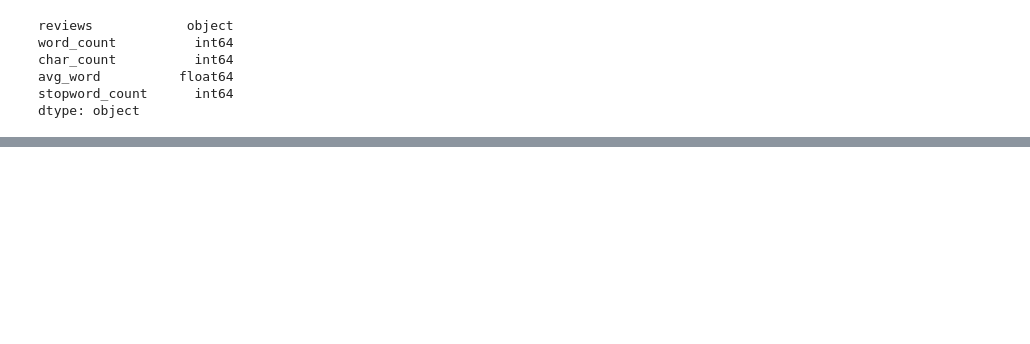
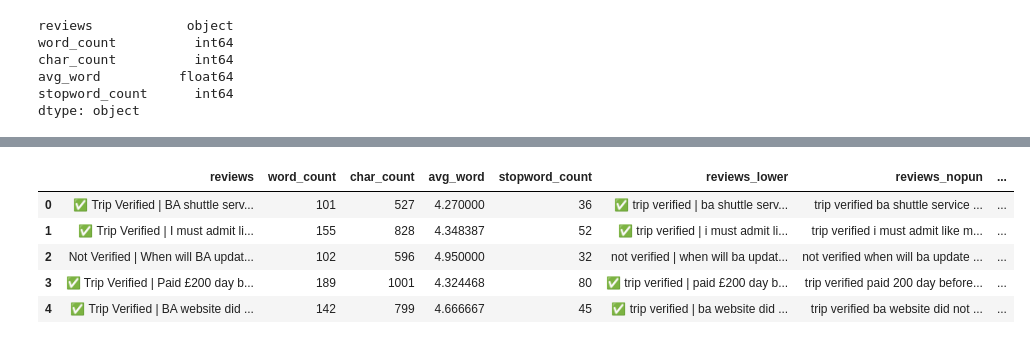
Before and after one commit to joyjoseph/British_Airways, a Jupyter notebook: Web_Scrapping/web_scrapping.ipynb, the cells around one changed output, grey strips where cells are left out. Cells and saved outputs as stored; diff of their text form; code cells hidden in the pictures; blank space fills up the shorter version.

```diff
--- a/Web_Scrapping/web_scrapping.ipynb
+++ b/Web_Scrapping/web_scrapping.ipynb
@@ -179,0 +207,3 @@ dtype: object
+# %%
+# storing it up in a new column
+df['reviews_nopun'] = df['reviews_lower'].str.replace('[^\w\s]', '')
@@ -179,0 +249,3 @@ dtype: object
+# %%
+# storing it up in a new column
+df['reviews_nopun_nostop'] = df['reviews_nopun'].apply(lambda x: " ".join(x for x in x.split() if x not in stop_words))
@@ -179,0 +278,6 @@ dtype: object
+# %%
+# checking for other stopwords
+other_stopwords = ['get', 'us', 'see', 'use', 'even', 'could', 'back', 'would' \
+  'one', 'to', 'and', 'a', 'was', 'i', 'of', 'this', 'had', 'be'\
+  'in', 'on', 'for', 'is', 'one', 'not', 'that', 'were', 'from', 'have'\
+  'it', 'we', 'but', 'they', 'has', 'at', 'very', 'no']
@@ -179,0 +305,4 @@ dtype: object
+# %%
+# storing it up in a new column
+df['cleanreviews'] = df['reviews_nopun_nostop'].apply(lambda x: "".join
+                       (" ".join(x for x in x.split() if x not in other_stopwords)))
@@ -179,0 +330,9 @@ dtype: object
+# %%
+df.head()
+# %% [output]
+|  | reviews | word_count | char_count | avg_word | stopword_count | reviews_lower | reviews_nopun | ... |
+| 0 | ✅ Trip Verified | BA shuttle serv... | 101 | 527 | 4.270000 | 36 | ✅ trip verified | ba shuttle serv... | trip verified ba shuttle service ... | ... |
+| 1 | ✅ Trip Verified | I must admit li... | 155 | 828 | 4.348387 | 52 | ✅ trip verified | i must admit li... | trip verified i must admit like m... | ... |
+| 2 | Not Verified | When will BA updat... | 102 | 596 | 4.950000 | 32 | not verified | when will ba updat... | not verified when will ba update ... | ... |
+| 3 | ✅ Trip Verified | Paid £200 day b... | 189 | 1001 | 4.324468 | 80 | ✅ trip verified | paid £200 day b... | trip verified paid 200 day before... | ... |
+| 4 | ✅ Trip Verified | BA website did ... | 142 | 799 | 4.666667 | 45 | ✅ trip verified | ba website did ... | trip verified ba website did not ... | ... |
```
Also changed, not shown: parts of 21 cells of this notebook.
